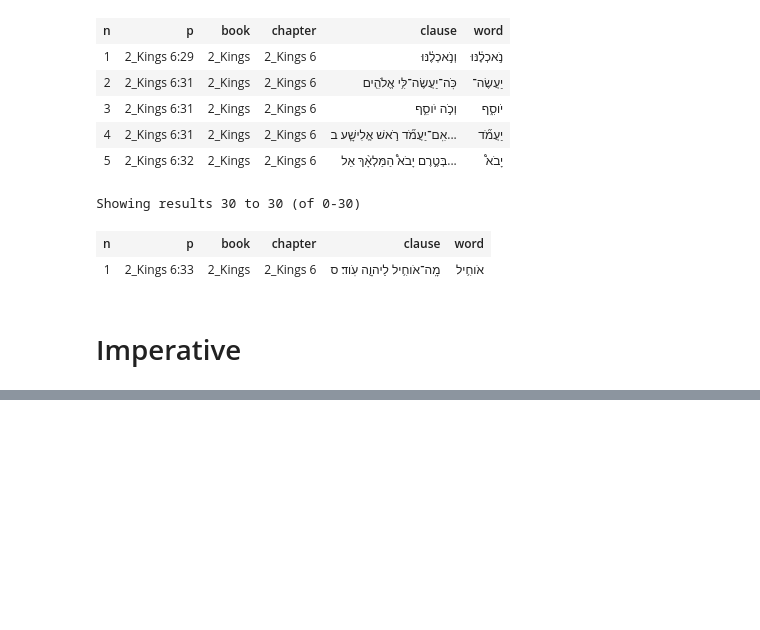
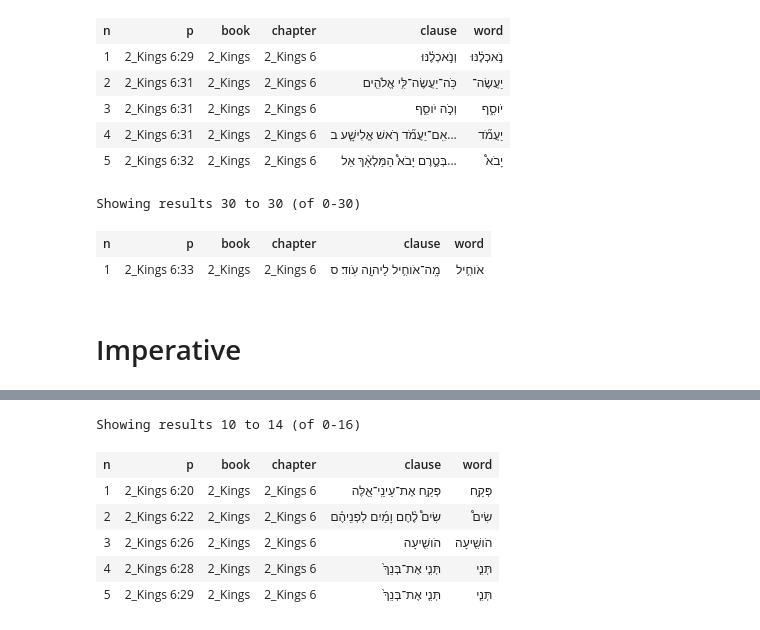
Before and after one commit to dtrlanz/bhsa-kings, a Jupyter notebook: 2-06 yiqtol ipv.ipynb, the cells around one changed output, grey strips where cells are left out. Cells and saved outputs as stored; diff of their text form; code cells hidden in the pictures; blank space fills up the shorter version.

```diff
--- a/2-06 yiqtol ipv.ipynb
+++ b/2-06 yiqtol ipv.ipynb
@@ -231,0 +252,15 @@ Showing results 0 to 4 (of 0-16)
+# %%
+go_to_page(2)
+tag(1, D_OTHER)
+tag(2, OBLIGATIVE)
+tag(3, D_OTHER)
+tag(4, D_OTHER)
+tag(5, OBLIGATIVE)
+# %% [output]
+Showing results 10 to 14 (of 0-16)
+| n | p | book | chapter | clause | word |
+| 1 | 2_Kings 6:20 | 2_Kings | 2_Kings 6 | פְּקַ֥ח אֶת־עֵינֵֽי־אֵ֖לֶּה | פְּקַ֥ח |
+| 2 | 2_Kings 6:22 | 2_Kings | 2_Kings 6 | שִׂים֩ לֶ֨חֶם וָמַ֜יִם לִפְנֵיהֶ֗ם | שִׂים֩ |
+| 3 | 2_Kings 6:26 | 2_Kings | 2_Kings 6 | הֹושִׁ֖יעָה | הֹושִׁ֖יעָה |
+| 4 | 2_Kings 6:28 | 2_Kings | 2_Kings 6 | תְּנִ֤י אֶת־בְּנֵךְ֙ | תְּנִ֤י |
+| 5 | 2_Kings 6:29 | 2_Kings | 2_Kings 6 | תְּנִ֤י אֶת־בְּנֵךְ֙ | תְּנִ֤י |
```
Also changed, not shown: parts of 5 cells of this notebook, 7 other files.
